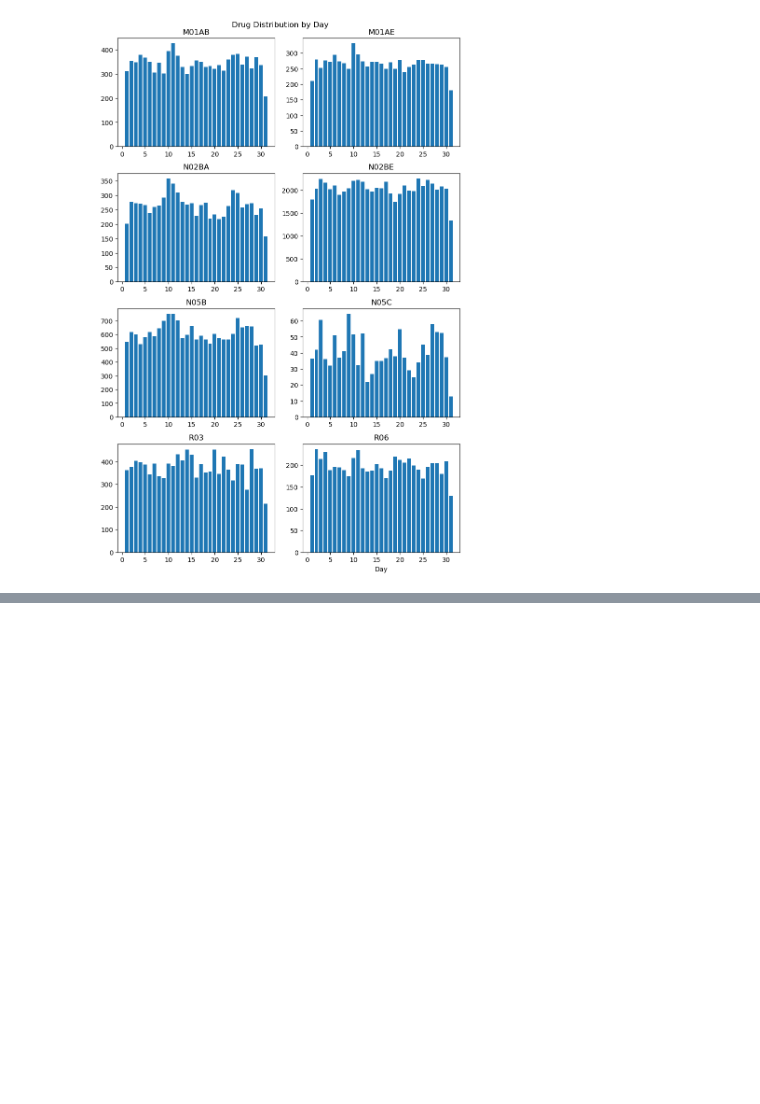
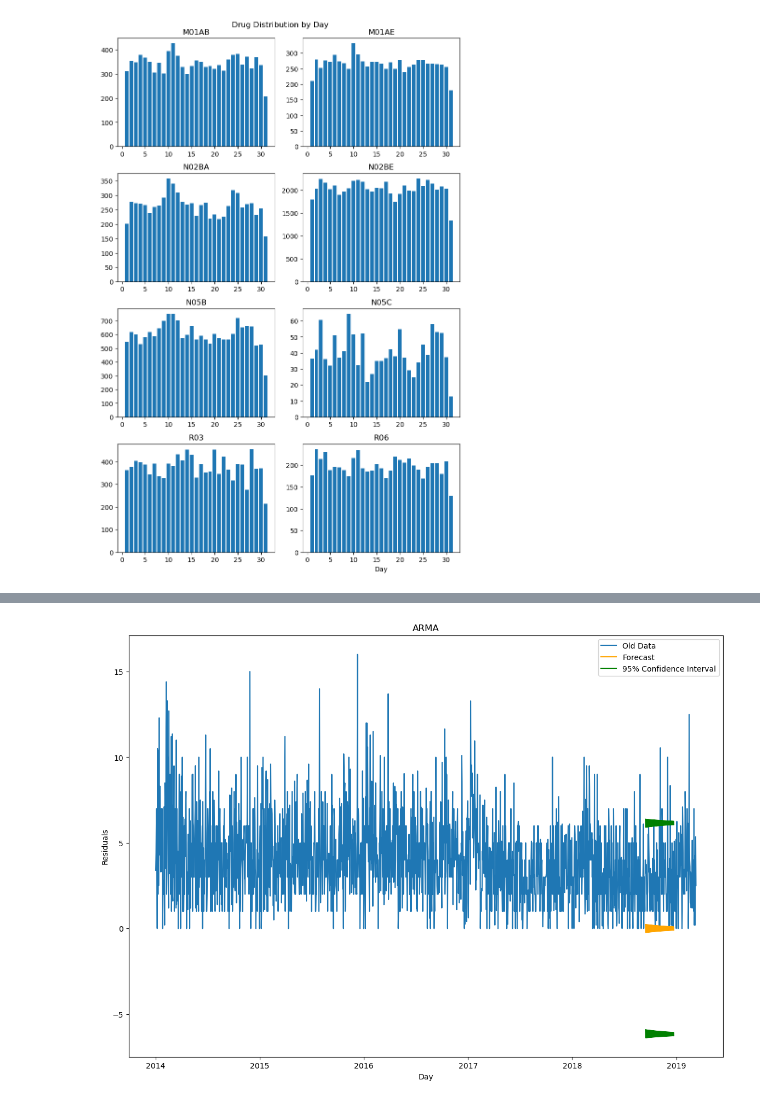
Before and after one commit to chloe-engler-hart/vol3_project, a Jupyter notebook: Scripts/decomp_ARIMA_cleaned.ipynb, the cells around one changed output, grey strips where cells are left out. Drawn from its saved outputs; the diff is of its cells as text; code cells hidden in the pictures; blank space fills up the shorter version.

```diff
--- a/Scripts/decomp_ARIMA_cleaned.ipynb
+++ b/Scripts/decomp_ARIMA_cleaned.ipynb
@@ -416,0 +430,15 @@ arma_forecast(train, phis=phis, thetas=thetas, mu=mu, std=std, n=105)
+# %%
+# Plot
+# dates = pd.date_range(train.index.values[-1], periods=105)
+plt.figure(figsize=(14,10))
+plt.plot(dfd['datum'][:1895], dfd['N02BA'][:1895], label='Old Data')
+plt.plot(dates[5:], updated_mus[6:], c='orange', label='Forecast')
+plt.plot(dates[5:], updated_mus[6:] + 2*np.sqrt(updated_covs[6:]), 'g', label='95% Confidence Interval')
+plt.plot(dates[5:], updated_mus[6:] - 2*np.sqrt(updated_covs[6:]), 'g')
+plt.xlabel('Day')
+plt.ylabel('Residuals')
+plt.title('ARMA')
+plt.legend()
+plt.show()
+# %% [output]
+[figure, added]
```
Also changed, not shown: parts of 8 cells of this notebook.
